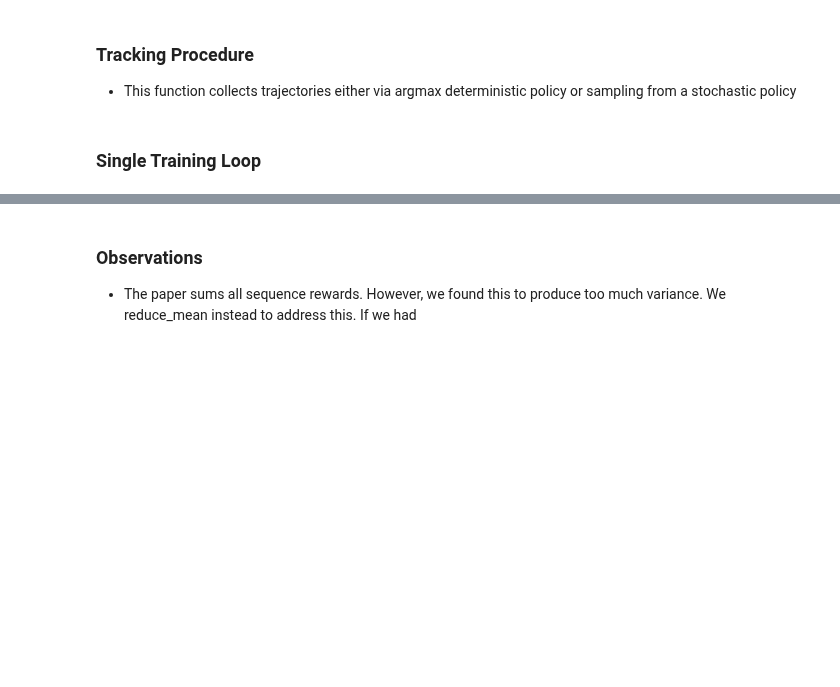
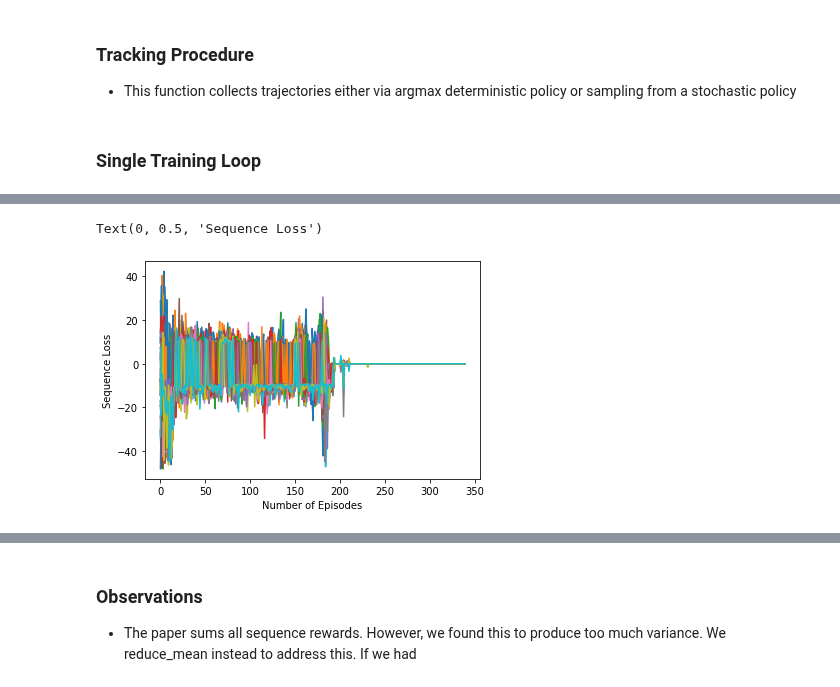
Before and after one commit to da2985/e6885-adnet, a Jupyter notebook: reinforce.ipynb, the cells around one changed output, grey strips where cells are left out. Drawn from its saved outputs; the diff is of its cells as text; code cells hidden in the pictures; blank space fills up the shorter version.

```diff
--- a/reinforce.ipynb
+++ b/reinforce.ipynb
@@ -458,9 +455,10 @@ def scale(image: np.array, bbox: np.array, scaleUp: bool):
     deltaH *= -1
   w = min(image.shape[1], max(MIN_WINDOW_SIZE, int(w + deltaW)))
   h = min(image.shape[0], max(MIN_WINDOW_SIZE, int(h + deltaH)))
-  x = max(0, min(int(x + -1 * deltaW / 2), int(image.shape[1] - w - 1)))
-  y = max(0, min(int(y + -1 * deltaH / 2), int(image.shape[0] - h - 1)))
+  x = max(0, min(int(x - deltaW / 2), int(image.shape[1] - w - 1)))
+  y = max(0, min(int(y - deltaH / 2), int(image.shape[0] - h - 1)))
   return np.array([x, y, w, h])
+
 
 def selectAction(img: np.array, bbox: np.array, index: int):
   if index == 0 :
@@ -487,8 +485,8 @@ def selectAction(img: np.array, bbox: np.array, index: int):
     bbox = scale(img, bbox, True)      # Scale Up
 
   x, y, w, h = bbox
-  assert 0 <= x < img.shape[1] - w, "x:{0}, w:{1} is out of bounds: [0, {2})".format(x, w, img.shape[1])
-  assert 0 <= y < img.shape[0] - h, "y:{0}, h:{1} is out of bounds: [0, {2})".format(y, h, img.shape[0])
+  assert 0 <= x <= img.shape[1] - w - 1, "x:{0}, w:{1} is out of bounds: [0, {2})".format(x, w, img.shape[1] - 1)
+  assert 0 <= y <= img.shape[0] - h - 1, "y:{0}, h:{1} is out of bounds: [0, {2})".format(y, h, img.shape[0] - 1)
   assert MIN_WINDOW_SIZE <= w <= img.shape[1], "w:{0}, is invalid".format(w)
   assert MIN_WINDOW_SIZE <= h <= img.shape[0], "h:{0} is invalid".format(h)
   return index, bbox
@@ -806,9 +771,8 @@ adnet_model.layers[-3].trainable=False
 # adnet_model.layers[5].trainable=False
 
 
-
 def epochs_train(model: ADNET, opt: tf.keras.optimizers.Optimizer, d: str,
-                 epochs: int, seq_retries: int, action_strategy: str="max",
+                 epochs: int, n_retries: int=1, action_strategy: str="max",
                  seq_length: int=10, randomize: bool=False):
 
   gt = get_ground_truths("%s/groundtruth_rect.txt" % d)
@@ -819,49 +783,40 @@ def epochs_train(model: ADNET, opt: tf.keras.optimizers.Optimizer, d: str,
   for e in range(epochs):
 
     epoch_loss = []
-    # Randomly iterate through frames
     frames = list(range(len(frames) - L))
     if randomize: random.shuffle(frames)
     for i in frames:
 
-      for _ in range(seq_retries):
-        print("\n\n#############################################")
-        print("Dataset={0} with {1} frames".format(d, len(frames)))
-        print("#################################################")
-        start_frame = i
-        end_frame = start_frame + seq_length
-        try:
-          adnet_model, l = train(model, ADAM_OPT, d, start_frame, end_frame,
-                                 action_strategy=action_strategy)
-          epoch_loss.append(l)
-        except tf.errors.InvalidArgumentError as e:
-          print(e)
-          bad_data_log.append("Dataset={0}, frames={1}:{2}\n{3}"
-                .format(d, start_frame, end_frame, e))
-          print("Skipping sequence={0}:{1}".format(start_frame, end_frame))
+      print("\n\n#############################################")
+      print("Dataset={0} with {1} frames".format(d, len(frames)))
+      print("#################################################")
+      start_frame = i
+      end_frame = start_frame + seq_length
+
+      adnet_model, l = train(model, ADAM_OPT, d, start_frame, end_frame,
+                                action_strategy=action_strategy, n_retries=n_retries)
+      epoch_loss.append(l)
+
       print("#################################################")
       print("#################################################")
     losses[e] = epoch_loss
 
   print("Training complete")
-
-  fig = plt.figure()
-  for e in losses:
-    plt.plot(np.arange(len(losses[e])), losses[e])
-  plt.xlabel('Number of Episodes')
-  plt.ylabel('Sequence Loss')
-
-  return model, epoch_loss, bad_data_log
+  return model, losses
 
 
 
-rand_idx = 9
+rand_idx = 11
 d = ALL_DATASETS_LIST[rand_idx]
 
 # Issue list
 # blur car 3 has issues
 
-
-epochs_train(adnet_model, ADAM_OPT, d, 1, 10, "sample")
+model, losses = epochs_train(adnet_model, ADAM_OPT, d, 1, n_retries=4, action_strategy="sample")
+fig = plt.figure()
+for e in losses:
+  plt.plot(np.arange(len(losses[e])), losses[e])
+plt.xlabel('Number of Episodes')
+plt.ylabel('Sequence Loss')
 # %% [output]
 Streaming output truncated to the last 5000 lines.
@@ -883,0 +839,2 @@ Streaming output truncated to the last 5000 lines.
+Text(0, 0.5, 'Sequence Loss')
+[figure, added]
```
Also changed, not shown: parts of 12 cells of this notebook.
